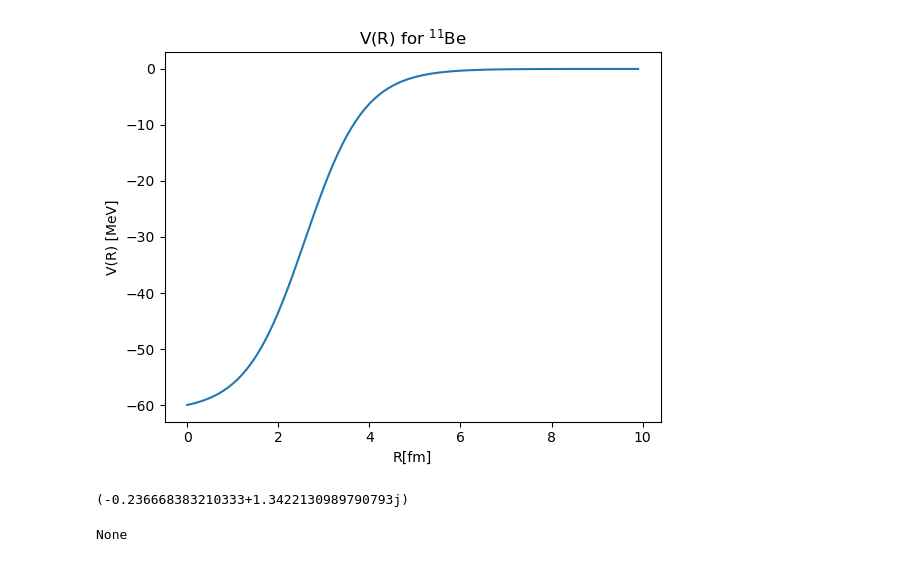
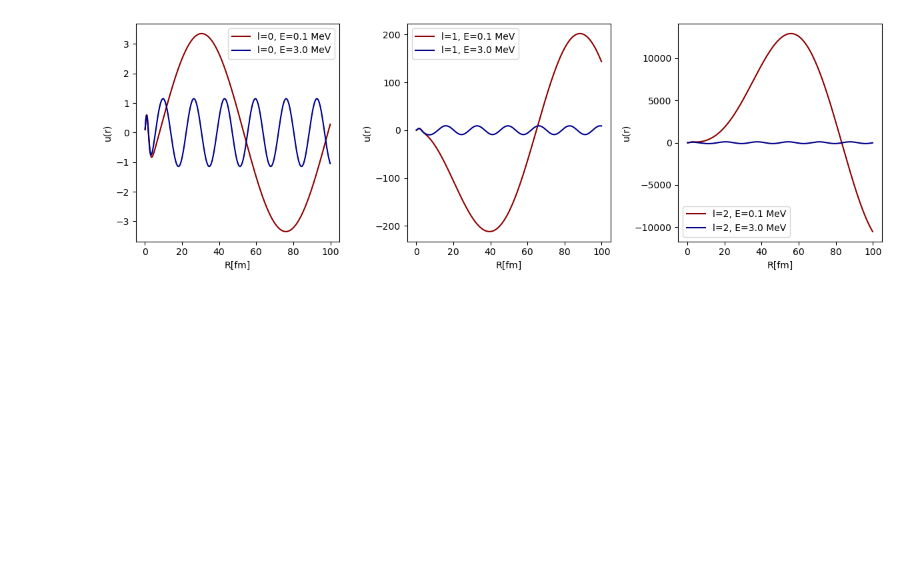
Before and after one commit to danielaramirez415/nuclear_reactions, a Jupyter notebook: homework1_nr_power_rangers.ipynb, the cells around one changed output. Saved outputs shown, nothing was run; the diff lists cells and outputs as text; code cells hidden in the pictures; blank space fills up the shorter version.

```diff
--- a/homework1_nr_power_rangers.ipynb
+++ b/homework1_nr_power_rangers.ipynb
@@ -59,9 +35,0 @@ plt.show()
-# %%
-r_array = np.arange(0,10,0.1)
-plt.plot(r_array, V(r_array))
-plt.title(r"V(R) for $^{11}$Be")
-plt.xlabel("R[fm]")
-plt.ylabel("V(R) [MeV]")
-plt.show()
-# %% [output]
-[figure, removed]
@@ -93,8 +36,35 @@ def X(L,R):
-# %%
-X(0,1)
-# %% [output]
-(-0.236668383210333+1.3422130989790793j)
-# %%
-print(RK45(X, y0=np.arange(0,10,0.5), t0=10, t_bound=100).step())
-# %% [output]
-None
+# %%
+step_size = 0.1
+r_array = np.arange(0.1,100,step_size)
+
+
+fig, axs = plt.subplots(1,3,figsize=(12.0,4.0))
+
+Energies = 0.1 #MeV
+y_l0 = RKmethod(Rn=r_array,Lval=0,Eval=Energies,step_size=step_size)
+axs[0].plot(r_array, y_l0,label=f"l=0, E={Energies} MeV",color='darkred')
+
+y_l1 = RKmethod(Rn=r_array,Lval=1,Eval=Energies,step_size=step_size)
+axs[1].plot(r_array, y_l1,label=f"l=1, E={Energies} MeV",color='darkred')
+
+y_l2 = RKmethod(Rn=r_array,Lval=2,Eval=Energies,step_size=step_size)
+axs[2].plot(r_array, y_l2,label=f"l=2, E={Energies} MeV",color='darkred')
+
+Energies = 3.0 #MeV
+y_l0 = RKmethod(Rn=r_array,Lval=0,Eval=Energies,step_size=step_size)
+axs[0].plot(r_array, y_l0,label=f"l=0, E={Energies} MeV",color='darkblue')
+
+y_l1 = RKmethod(Rn=r_array,Lval=1,Eval=Energies,step_size=step_size)
+axs[1].plot(r_array, y_l1,label=f"l=1, E={Energies} MeV",color='darkblue')
+
+y_l2 = RKmethod(Rn=r_array,Lval=2,Eval=Energies,step_size=step_size)
+axs[2].plot(r_array, y_l2,label=f"l=2, E={Energies} MeV",color='darkblue')
+
+for i in range(0,3):
+    axs[i].set_xlabel("R[fm]")
+    axs[i].set_ylabel("u(r)")
+    axs[i].legend()
+
+fig.tight_layout()
+# %% [output]
+[figure, added]
```
Also changed, not shown: parts of 7 cells of this notebook.
